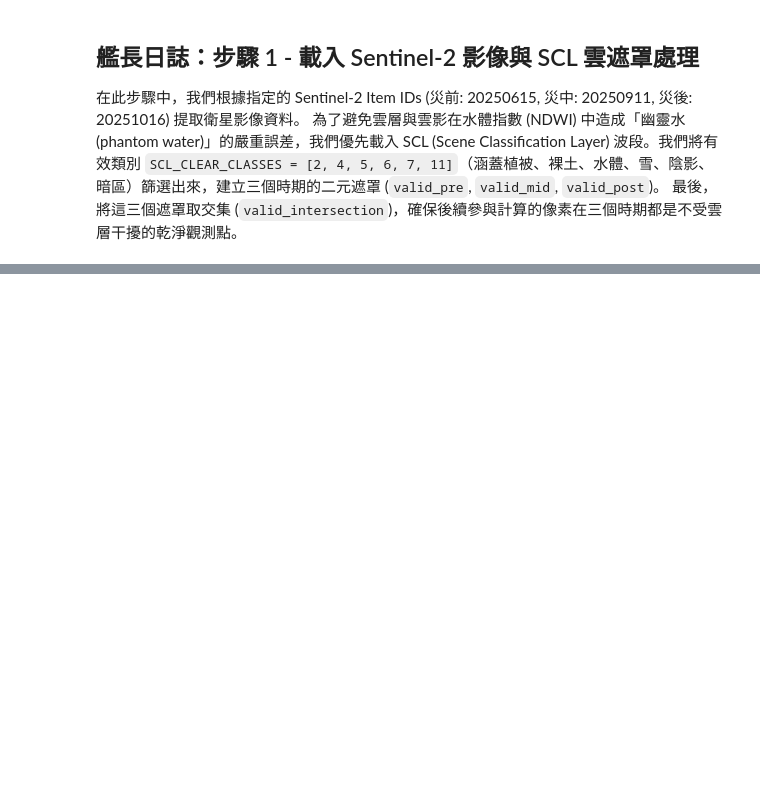
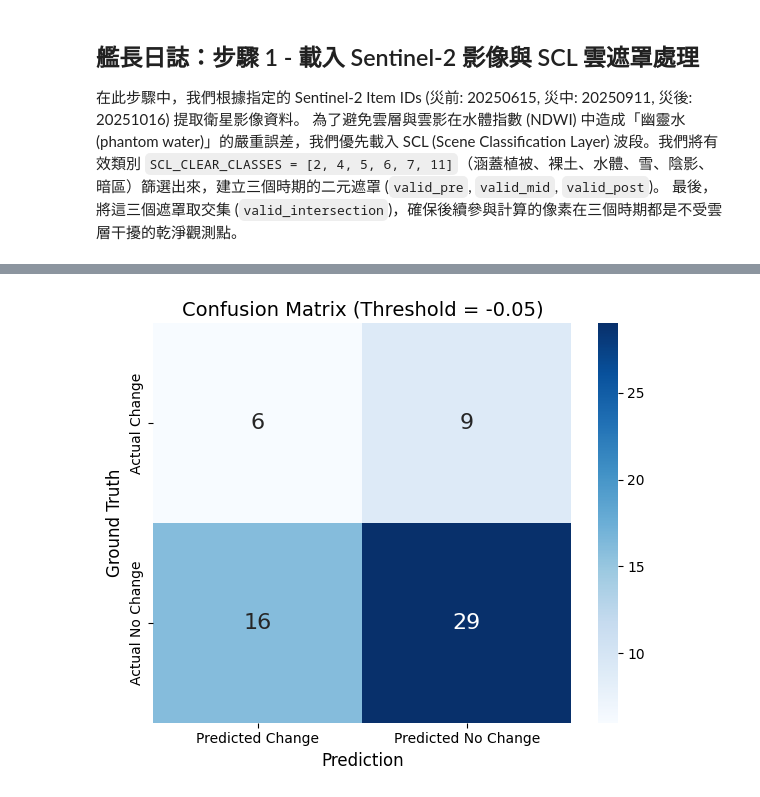
Before and after one commit to Geographish/Homework9, a Jupyter notebook: Week9_ARIA_v6.ipynb, the cells around one changed output, grey strips where cells are left out. Cells and saved outputs as stored; diff of their text form; code cells hidden in the pictures; blank space fills up the shorter version.

```diff
--- a/Week9_ARIA_v6.ipynb
+++ b/Week9_ARIA_v6.ipynb
@@ -131,0 +414,82 @@ ModuleNotFoundError: No module named 'odc'
+# %%
+import seaborn as sns
+from sklearn.metrics import confusion_matrix, cohen_kappa_score
+import matplotlib.pyplot as plt
+import pandas as pd
+
+# ==========================================
+# 1. 使用最佳門檻值進行最終預測
+# ==========================================
+print(f"目前使用的最佳門檻值 (THRESHOLD_BEST): {THRESHOLD_BEST}")
+
+# 產生最終的預測結果 (Boolean Array)
+pred_change_final = sampled_values < THRESHOLD_BEST
+
+# ==========================================
+# 2. 建立與繪製 2x2 混淆矩陣
+# ==========================================
+# sklearn 的 confusion_matrix，我們指定 labels=[True, False]
+# 這樣排列會符合老師的格式：
+# [TP, FN]
+# [FP, TN]
+cm = confusion_matrix(actual_change, pred_change_final, labels=[True, False])
+
+TP = cm[0, 0]
+FN = cm[0, 1]
+FP = cm[1, 0]
+TN = cm[1, 1]
+
+# 繪製熱力圖視覺化
+plt.figure(figsize=(6, 5))
+# 設定標籤名稱
+xticklabels = ['Predicted Change', 'Predicted No Change']
+yticklabels = ['Actual Change', 'Actual No Change']
+
+sns.heatmap(cm, annot=True, fmt='d', cmap='Blues',
+            xticklabels=xticklabels, yticklabels=yticklabels,
+            annot_kws={"size": 16})
+
+plt.title('Confusion Matrix (Threshold = -0.05)', fontsize=14)
+plt.ylabel('Ground Truth', fontsize=12)
+plt.xlabel('Prediction', fontsize=12)
+plt.tight_layout()
+plt.show()
+
+# ==========================================
+# 3. 計算各項精度指標
+# ==========================================
+OA = (TP + TN) / (TP + FP + TN + FN)
+PA = TP / (TP + FN)  # 漏報率的反面
+UA = TP / (TP + FP)  # 虛警率的反面
+kappa = cohen_kappa_score(actual_change, pred_change_final)
+f1 = 2 * (PA * UA) / (PA + UA)
+
+# 將指標整理成表格
+metrics_data = {
+    "Metric": ["Overall Accuracy (OA)", "Producer's Accuracy (PA)", "User's Accuracy (UA)", "Kappa Coefficient", "F1-Score"],
+    "Value": [f"{OA:.4f} ({OA*100:.2f}%)",
+              f"{PA:.4f} ({PA*100:.2f}%)",
+              f"{UA:.4f} ({UA*100:.2f}%)",
+              f"{kappa:.4f}",
+              f"{f1:.4f}"]
+}
+df_metrics = pd.DataFrame(metrics_data)
+
+print("\n=== 任務 3 交付成果：精度指標表格 ===")
+display(df_metrics)
+
+# ==========================================
+# 4. 輸出解讀文字 (Deliverable)
+# ==========================================
+print("\n=== 任務 3 交付成果：數據解讀 ===")
+interpretation = (
+    f"數據解讀：\n"
+    f"- 總體精度 (OA) 為 {OA*100:.2f}%，代表在所有驗證點中，整體正確預測的比例。\n"
+    f"- 製圖者精度 (PA) 為 {PA*100:.2f}%，這意味著在所有真實發生的災變區域中，我們的模型成功捕捉到了 {PA*100:.2f}% (仍有漏報的空間)。\n"
+    f"- 使用者精度 (UA) 為 {UA*100:.2f}%，代表當我們地圖上標示某處有災變時，有 {UA*100:.2f}% 的機率是真的發生了變化。\n"
+    f"- Kappa 係數為 {kappa:.4f}，由於排除了隨機猜對的機率，此數值反映了預測模型在中等難度的遙測環境下的真實一致性。"
+)
+print(interpretation)
+
+print("\n任務 3 結束。等待進入任務 4 (幽靈水比較與信心度圖)。")
+# %% [output]
@@ -131,0 +497 @@ ModuleNotFoundError: No module named 'odc'
+[figure, added]
```
Also changed, not shown: parts of 13 cells of this notebook, 1 other file.
